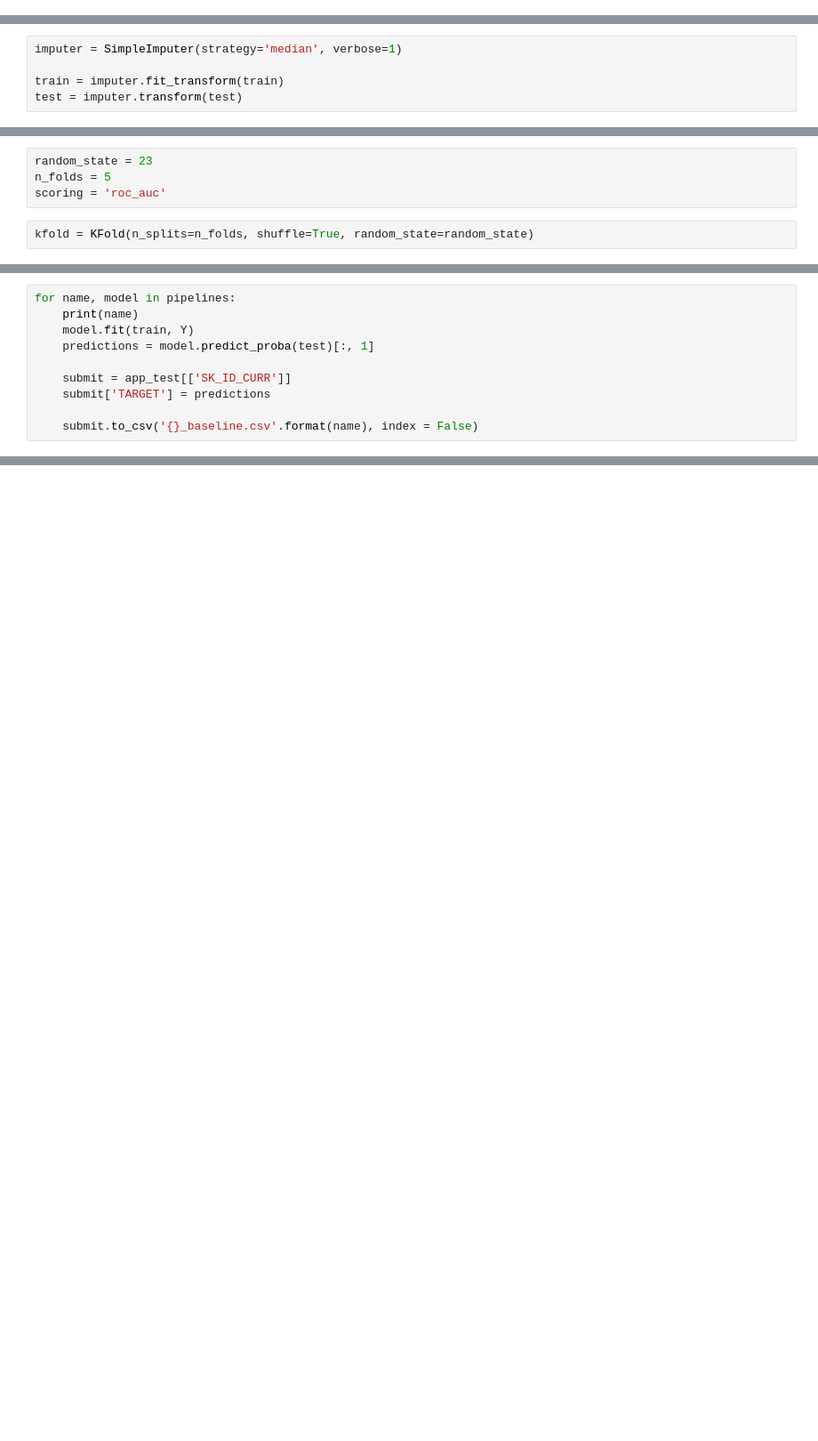
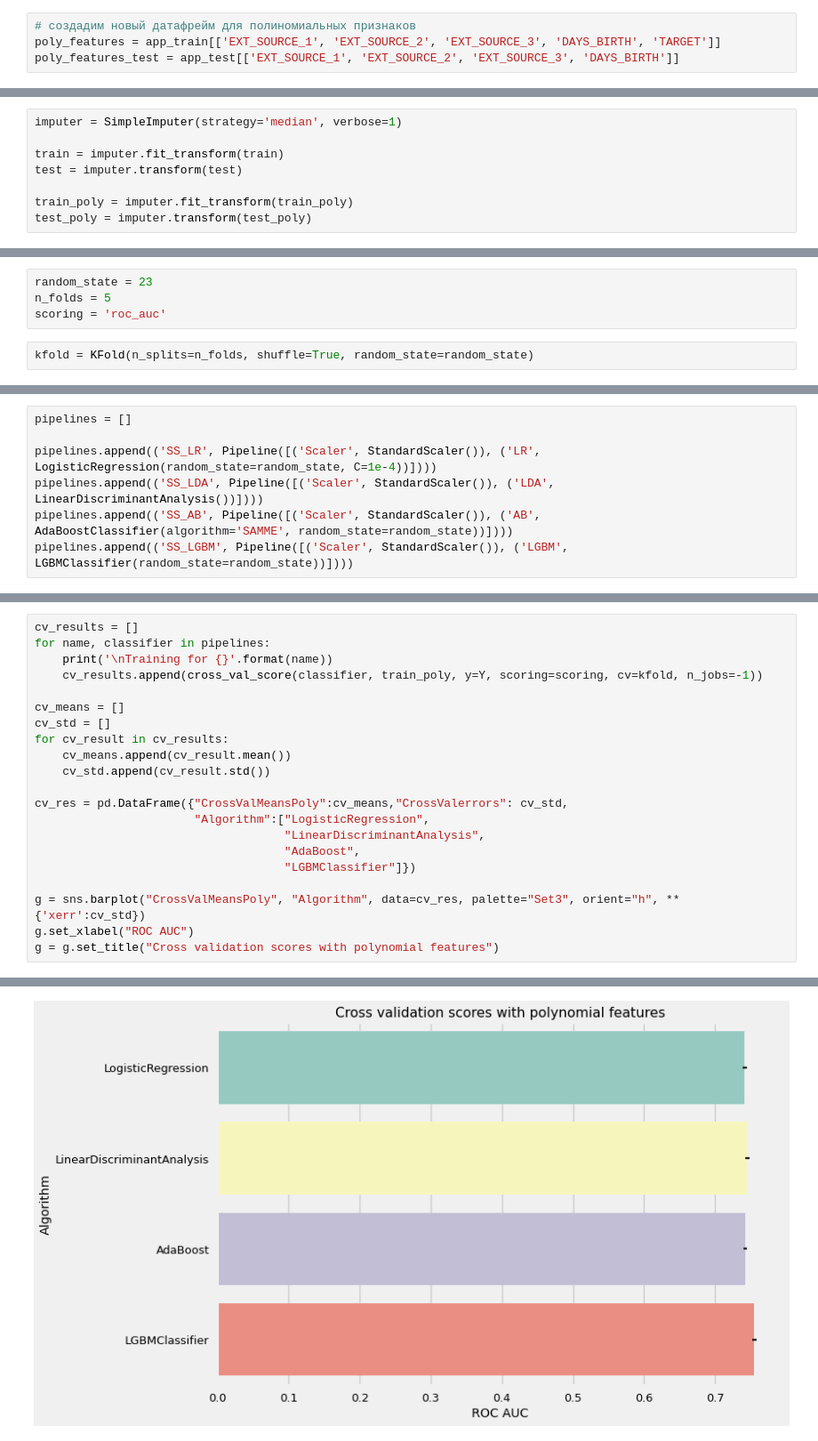
Before and after one commit to bypolyarka/home-credit-kaggle, a Jupyter notebook: home_credit_default_risk.ipynb, the cells around one changed output, grey strips where cells are left out. Shown at 89% size. Cells and saved outputs as stored; diff of their text form; blank space fills up the shorter version.

```diff
--- a/home_credit_default_risk.ipynb
+++ b/home_credit_default_risk.ipynb
@@ -589,3 +585,7 @@ plt.xlabel('Возраст телефона'); plt.ylabel('Плотность');
 [figure]
 # %% [markdown]
 ## Feature Engineering - преобразование признаков
+# %%
+# создадим новый датафрейм для полиномиальных признаков
+poly_features = app_train[['EXT_SOURCE_1', 'EXT_SOURCE_2', 'EXT_SOURCE_3', 'DAYS_BIRTH', 'TARGET']]
+poly_features_test = app_test[['EXT_SOURCE_1', 'EXT_SOURCE_2', 'EXT_SOURCE_3', 'DAYS_BIRTH']]
@@ -598,5 +699,8 @@ imputer = SimpleImputer(strategy='median', verbose=1)
 
 train = imputer.fit_transform(train)
 test = imputer.transform(test)
+
+train_poly = imputer.fit_transform(train_poly)
+test_poly = imputer.transform(test_poly)
 # %% [markdown]
 ## Обучение моделей
@@ -654,3 +728,10 @@ pipelines.append(('N_LGBM', Pipeline([('Scaler', Normalizer()), ('LGBM', LGBMCla
+# %%
+pipelines = []
+
+pipelines.append(('SS_LR', Pipeline([('Scaler', StandardScaler()), ('LR', LogisticRegression(random_state=random_state, C=1e-4))])))
+pipelines.append(('SS_LDA', Pipeline([('Scaler', StandardScaler()), ('LDA', LinearDiscriminantAnalysis())])))
+pipelines.append(('SS_AB', Pipeline([('Scaler', StandardScaler()), ('AB', AdaBoostClassifier(algorithm='SAMME', random_state=random_state))])))
+pipelines.append(('SS_LGBM', Pipeline([('Scaler', StandardScaler()), ('LGBM', LGBMClassifier(random_state=random_state))])))
 # %%
 cv_results = []
 for name, classifier in pipelines:
@@ -702,10 +764,0 @@ g = g.set_title("Cross validation scores")
-# %%
-for name, model in pipelines:
-    print(name)
-    model.fit(train, Y)
-    predictions = model.predict_proba(test)[:, 1]
-
-    submit = app_test[['SK_ID_CURR']]
-    submit['TARGET'] = predictions
-
-    submit.to_csv('{}_baseline.csv'.format(name), index = False)
@@ -713,0 +777,22 @@ N_RF
+# %%
+cv_results = []
+for name, classifier in pipelines:
+    print('\nTraining for {}'.format(name))
+    cv_results.append(cross_val_score(classifier, train_poly, y=Y, scoring=scoring, cv=kfold, n_jobs=-1))
+
+cv_means = []
+cv_std = []
+for cv_result in cv_results:
+    cv_means.append(cv_result.mean())
+    cv_std.append(cv_result.std())
+
+cv_res = pd.DataFrame({"CrossValMeansPoly":cv_means,"CrossValerrors": cv_std,
+                       "Algorithm":["LogisticRegression",
+                                    "LinearDiscriminantAnalysis",
+                                    "AdaBoost",
+                                    "LGBMClassifier"]})
+
+g = sns.barplot("CrossValMeansPoly", "Algorithm", data=cv_res, palette="Set3", orient="h", **{'xerr':cv_std})
+g.set_xlabel("ROC AUC")
+g = g.set_title("Cross validation scores with polynomial features")
+# %% [output]
@@ -713,0 +806 @@ N_RF
+[figure, added]
```
Also changed, not shown: parts of 32 cells of this notebook.
